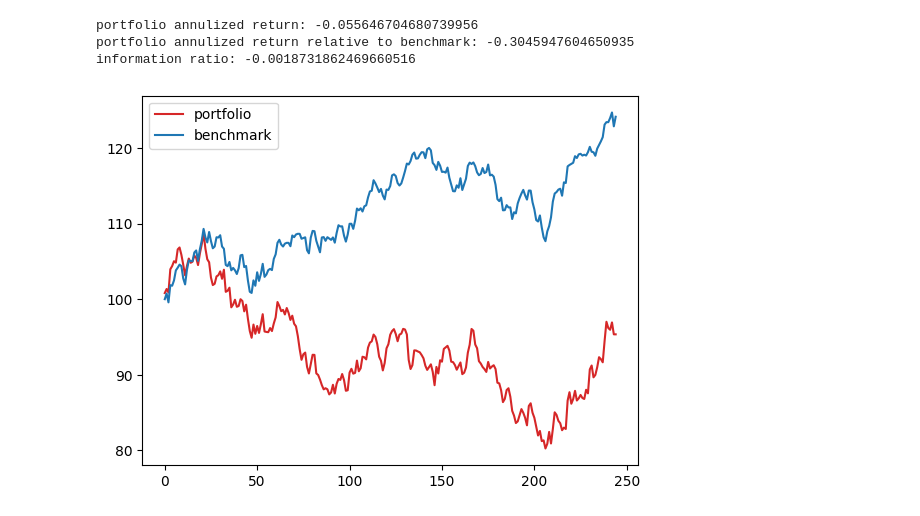
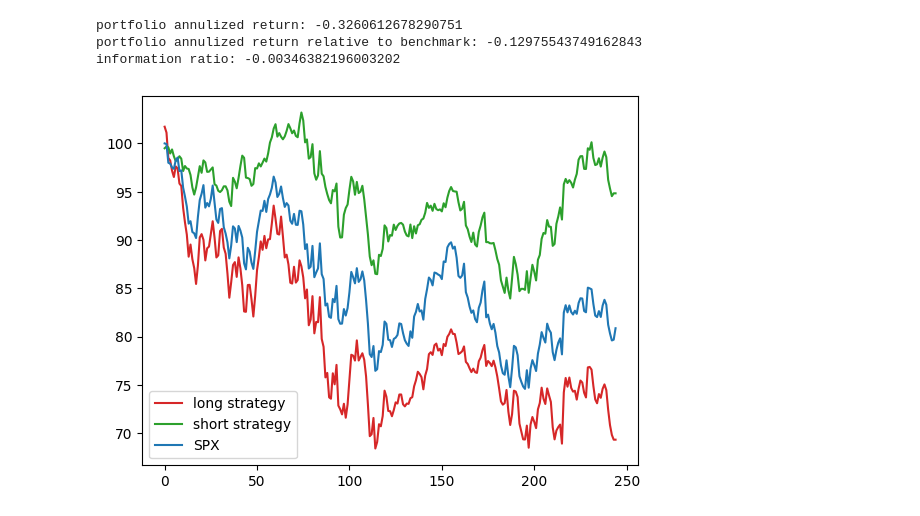
Before and after one commit to millionguu/Backtest-Engine-in-progress, a Jupyter notebook: run.ipynb, the cells around one changed output. Cells and saved outputs as stored; diff of their text form; code cells hidden in the pictures.

```diff
--- a/run.ipynb
+++ b/run.ipynb
@@ -41,0 +17,16 @@ rebalance on 2023-09-21: [('XOP', -0.188), ('XLE', -0.188), ('IYE', -0.188), ('G
+# %%
+### Long factor
+long_factor = SalesGrowthFactor(security_universe, start_date, end_date, "long")
+long_position = long_factor.get_position(start_date)
+long_portfolio = Portfolio(100.0, start_date, end_date)
+long_factor.set_portfolio_at_start(long_portfolio, long_position)
+
+blacklist = []
+strategy = StopGainAndLoss(long_portfolio, blacklist)
+strategy.set_limit(0.3, 0.3)
+rebalance = Rebalance(60, long_portfolio, long_factor, blacklist)
+
+backtest = BackTest(long_portfolio, strategy, market, rebalance)
+backtest.run()
+
+print(long_portfolio.value_book)
@@ -41,0 +51,16 @@ rebalance on 2023-09-21: [('XOP', -0.188), ('XLE', -0.188), ('IYE', -0.188), ('G
+# %%
+### Short factor
+short_factor = SalesGrowthFactor(security_universe, start_date, end_date, "short")
+short_position = short_factor.get_position(start_date)
+short_portfolio = Portfolio(100.0, start_date, end_date)
+short_factor.set_portfolio_at_start(short_portfolio, short_position)
+
+blacklist = []
+strategy = StopGainAndLoss(short_portfolio, blacklist)
+strategy.set_limit(0.3, 0.3)
+rebalance = Rebalance(60, short_portfolio, short_factor, blacklist)
+
+backtest = BackTest(short_portfolio, strategy, market, rebalance)
+backtest.run()
+
+print(short_portfolio.value_book)
@@ -42,15 +85,23 @@ rebalance on 2023-09-21: [('XOP', -0.188), ('XLE', -0.188), ('IYE', -0.188), ('G
 # %%
-metric = Metric(portfolio, benchmark)
+### plot
+benchmark = Benchmark("^SPX", start_date, end_date).get_performance()
+
+metric = Metric(long_portfolio, benchmark)
 print(f"portfolio annulized return: {metric.annualized_return()}")
 print(
     f"portfolio annulized return relative to benchmark: {metric.annualized_return_relative_to_benchmark()}"
 )
 print(f"information ratio: {metric.information_ratio()}")
 
-analysis = Analysis(portfolio, benchmark)
+analysis = Analysis(
+    [long_portfolio, short_portfolio],
+    ["long strategy", "short strategy"],
+    benchmark,
+    "SPX",
+)
 analysis.draw()
 # %% [output]
-portfolio annulized return: -0.055646704680739956
-portfolio annulized return relative to benchmark: -0.3045947604650935
-information ratio: -0.0018731862469660516
+portfolio annulized return: -0.3260612678290751
+portfolio annulized return relative to benchmark: -0.12975543749162843
+information ratio: -0.00346382196003202
-[figure, old version]
+[figure, new version]
```
Also changed, not shown: parts of 6 cells of this notebook, 16 other files.
